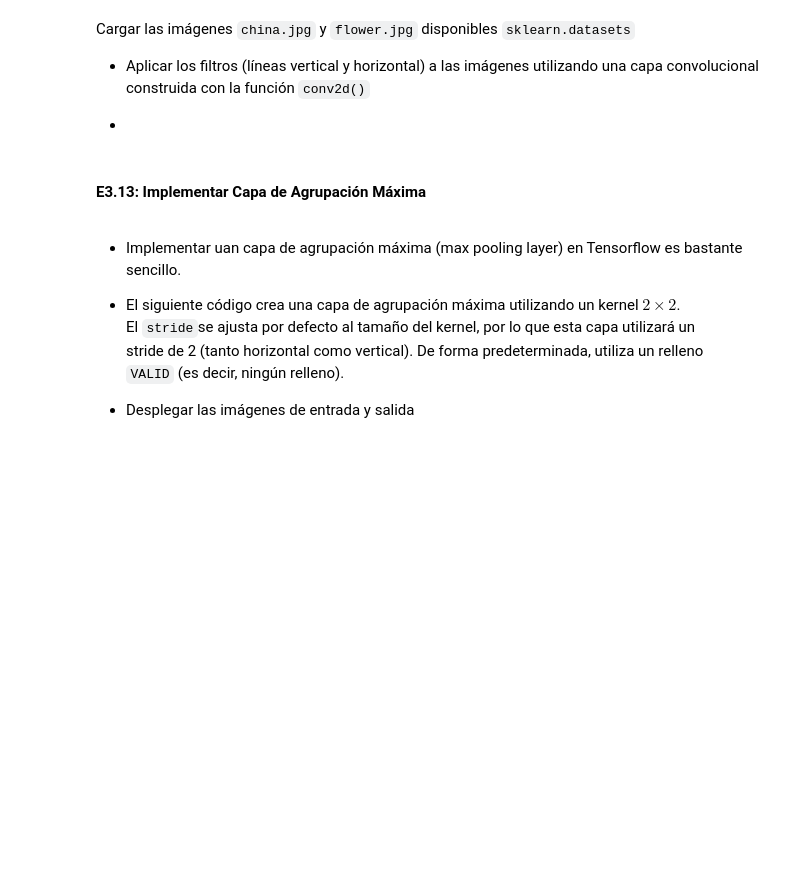
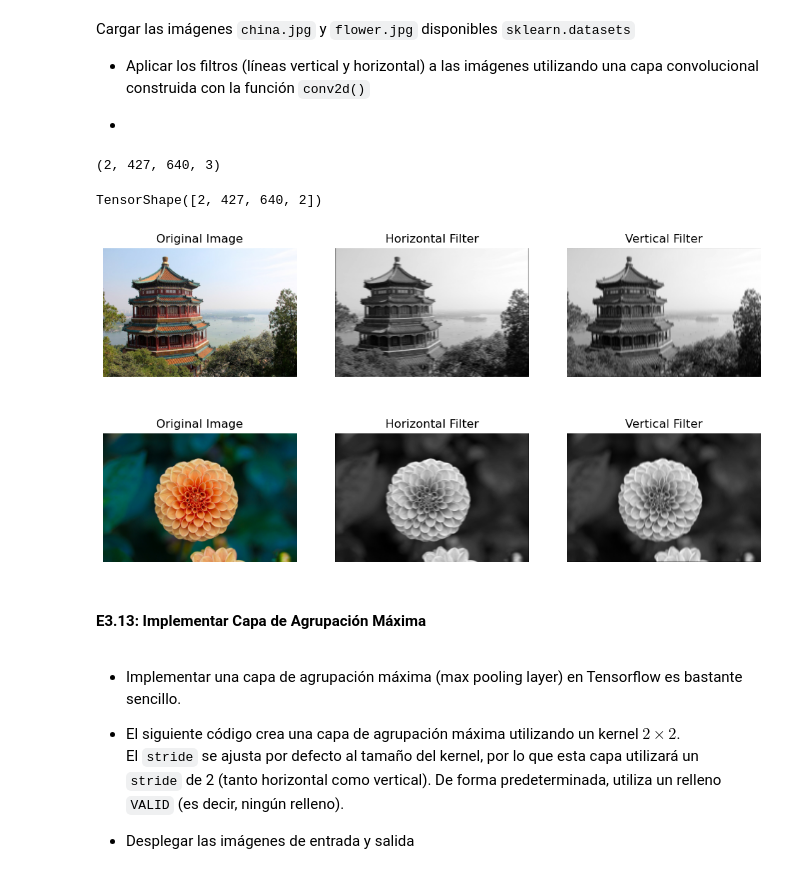
Before and after one commit to Daniels1610/DL008-Dagraz, a Jupyter notebook: E03.ipynb, the cells around one changed output. Cells and saved outputs as stored; diff of their text form; code cells hidden in the pictures; blank space fills up the shorter version.

```diff
--- a/E03.ipynb
+++ b/E03.ipynb
@@ -1,14 +1,16 @@
 # %% [markdown]
 ## E03 Convolutional Neural Networks (CNN)
 # %%
+import keras
 import numpy as np
-import pandas as pd
 import tensorflow as tf
 import matplotlib.pyplot as plt
 from sklearn.datasets import load_sample_image
 
 IMG_DIMS = (7,7)
 FILTER_DIMS = (3,3)
+china = load_sample_image("china.jpg")
+flower = load_sample_image("flower.jpg")
 # %% [markdown]
 #### **E3.01** Calcular dimensiones espaciales
 # %% [markdown]
@@ -160,0 +195,9 @@ filters.shape
+# %%
+horizontal_resh = np.expand_dims(horizontal, axis=-1)
+vertical_resh = np.expand_dims(vertical, axis=-1)
+
+horizontal_rgb = np.repeat(horizontal_resh, 3, axis=-1)
+vertical_rgb = np.repeat(vertical_resh, 3, axis=-1)
+
+filters_rgb = np.stack((horizontal_rgb, vertical_rgb), axis=-1)
+filters_rgb.shape
@@ -263,23 +292,47 @@ utilizando una capa convolucional construida con la función `conv2d()`
 -
 # %%
 # Load sample images
-china = load_sample_image("china.jpg") / 255
-flower = load_sample_image("flower.jpg") / 255
+china = china / 255
+flower = flower / 255
 images = np.array([china, flower])
 batch_size, height, width, channels = images.shape
+images.shape
+# %% [output]
+(2, 427, 640, 3)
 # %%
 # Convolution Layer
-x = tf.constant(images, dtype=tf.float32)
-kernel = tf.constant(filters, dtype=tf.float32)
-outputs = tf.nn.conv2d(x, kernel, strides=1, padding="SAME")
+x = tf.constant(images, dtype=tf.float64)
+kernel = tf.constant(filters_rgb, dtype=tf.float64)
+outputs = tf.nn.conv2d(images, kernel, strides=1, padding="SAME")
+# %%
+outputs.shape
+# %% [output]
+TensorShape([2, 427, 640, 2])
+# %%
+fig, axs = plt.subplots(2, 3, figsize=(12, 12))
+
+for x, img in enumerate(images, start=0):
+    axs[x,0].imshow(img)
+    axs[x,0].set_title(f"Original Image")
+    axs[x,0].axis('off')
+
+for i in range(outputs.shape[0]):
+    for j in range(outputs.shape[-1]):
+        axs[i,j+1].imshow(outputs[i,:,:,j], cmap='gray')
+        axs[i,j+1].set_title(f"{'Horizontal Filter' if j == 0 else 'Vertical Filter'}")
+        axs[i,j+1].axis('off')
+
+plt.subplots_adjust(top=0.4, bottom=0.0)
+# %% [output]
+[figure, added]
 # %% [markdown]
 #### **E3.13**: Implementar Capa de Agrupación Máxima
 # %% [markdown]
-- Implementar uan capa de agrupación máxima (max pooling layer) en Tensorflow es bastante sencillo.
+- Implementar una capa de agrupación máxima (max pooling layer) en Tensorflow es bastante sencillo.
 
 - El siguiente código crea una capa de agrupación máxima utilizando un kernel $2 \times 2$.
-El `stride`se ajusta por defecto al tamaño del kernel, por lo que esta capa utilizará un
-stride de 2 (tanto horizontal como vertical). De forma predeterminada, utiliza un relleno
+El `stride` se ajusta por defecto al tamaño del kernel, por lo que esta capa utilizará un
+`stride` de 2 (tanto horizontal como vertical). De forma predeterminada, utiliza un relleno
 `VALID` (es decir, ningún relleno).
 
 - Desplegar las imágenes de entrada y salida
```
Also changed, not shown: parts of 30 cells of this notebook.
